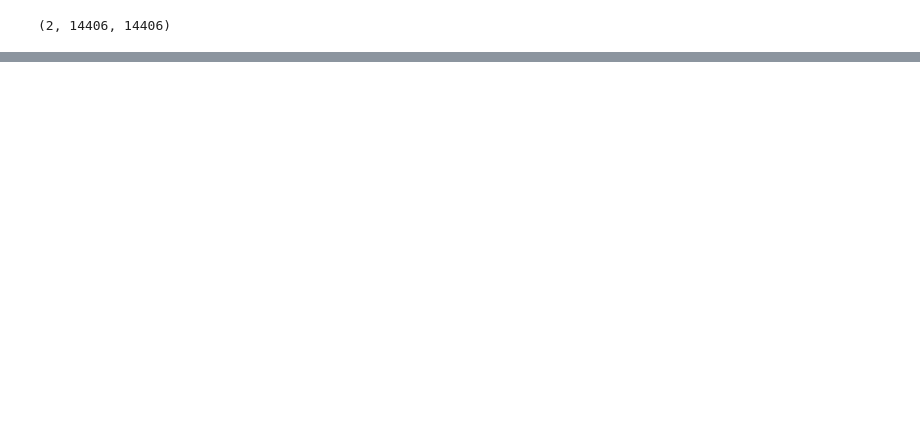
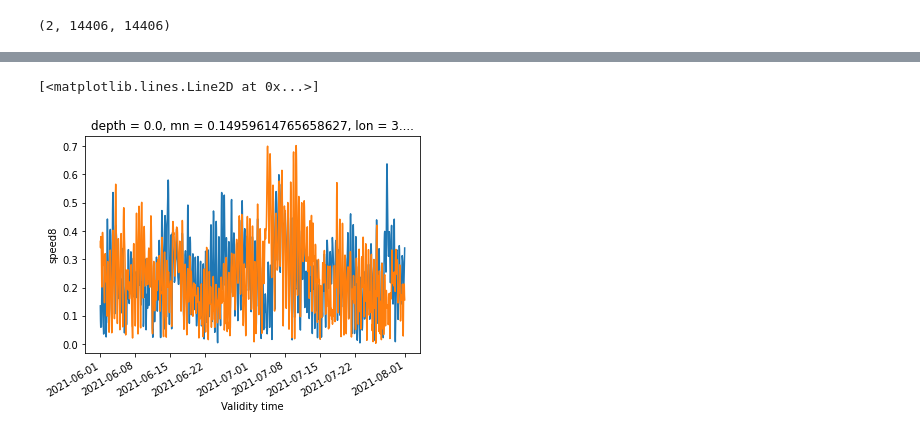
Before and after one commit to galendal/FACTS, a Jupyter notebook: compare_nor800_NWS.ipynb, the cells around one changed output, grey strips where cells are left out. Drawn from its saved outputs; the diff is of its cells as text; code cells hidden in the pictures; blank space fills up the shorter version.

```diff
--- a/compare_nor800_NWS.ipynb
+++ b/compare_nor800_NWS.ipynb
@@ -134,0 +312,13 @@ NKs.u_eastward.mean(dim='time').unstack('z').plot(x='lon',y='lat',ax=axes[0,0])
+# %%
+lat=59.25
+lon=3.9
+ws0=all['speed0'].unstack('z').sel(lat=lat,lon=lon,method='nearest')
+wd0=all['dir0'].unstack('z').sel(lat=lat,lon=lon,method='nearest')
+ws8=all['speed8'].unstack('z').sel(lat=lat,lon=lon,method='nearest')
+wd8=all['dir8'].unstack('z').sel(lat=lat,lon=lon,method='nearest')
+# %%
+ws0.plot()
+ws8.plot()
+# %% [output]
+[<matplotlib.lines.Line2D at 0x...>]
+[figure, added]
```
Also changed, not shown: parts of 43 cells of this notebook.
